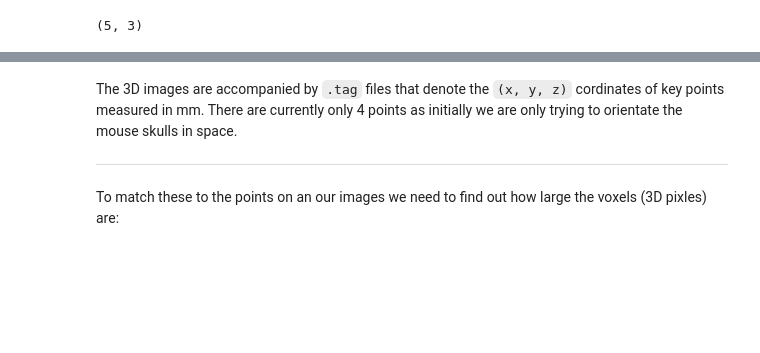
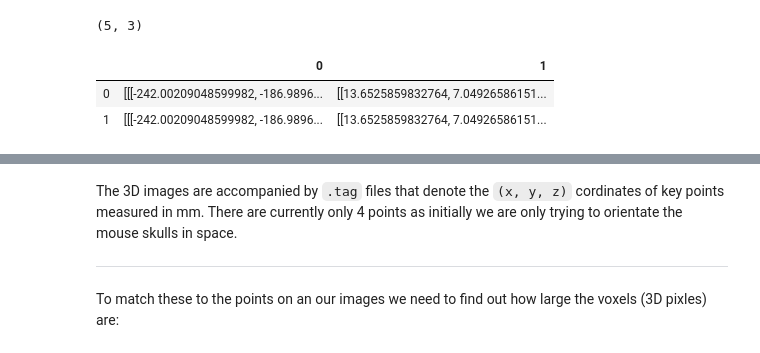
Before and after one commit to 3DLables/3DLabeler, a Jupyter notebook: EDA.ipynb, the cells around one changed output, grey strips where cells are left out. Cells and saved outputs as stored; diff of their text form; code cells hidden in the pictures; blank space fills up the shorter version.

```diff
--- a/EDA.ipynb
+++ b/EDA.ipynb
@@ -94,3 +93,13 @@ tags
 tags.shape
 # %% [output]
 (5, 3)
+# %%
+img_475 = (data, tags)
+img_475_array = img_475[0]
+img_476 = (data, tags)
+# %%
+pd.DataFrame([img_475, img_476])
+# %% [output]
+|  | 0 | 1 |
+| 0 | [[[-242.00209048599982, -186.9896... | [[13.6525859832764, 7.04926586151... |
+| 1 | [[[-242.00209048599982, -186.9896... | [[13.6525859832764, 7.04926586151... |
```
Also changed, not shown: parts of 26 cells of this notebook, 3 other files.
